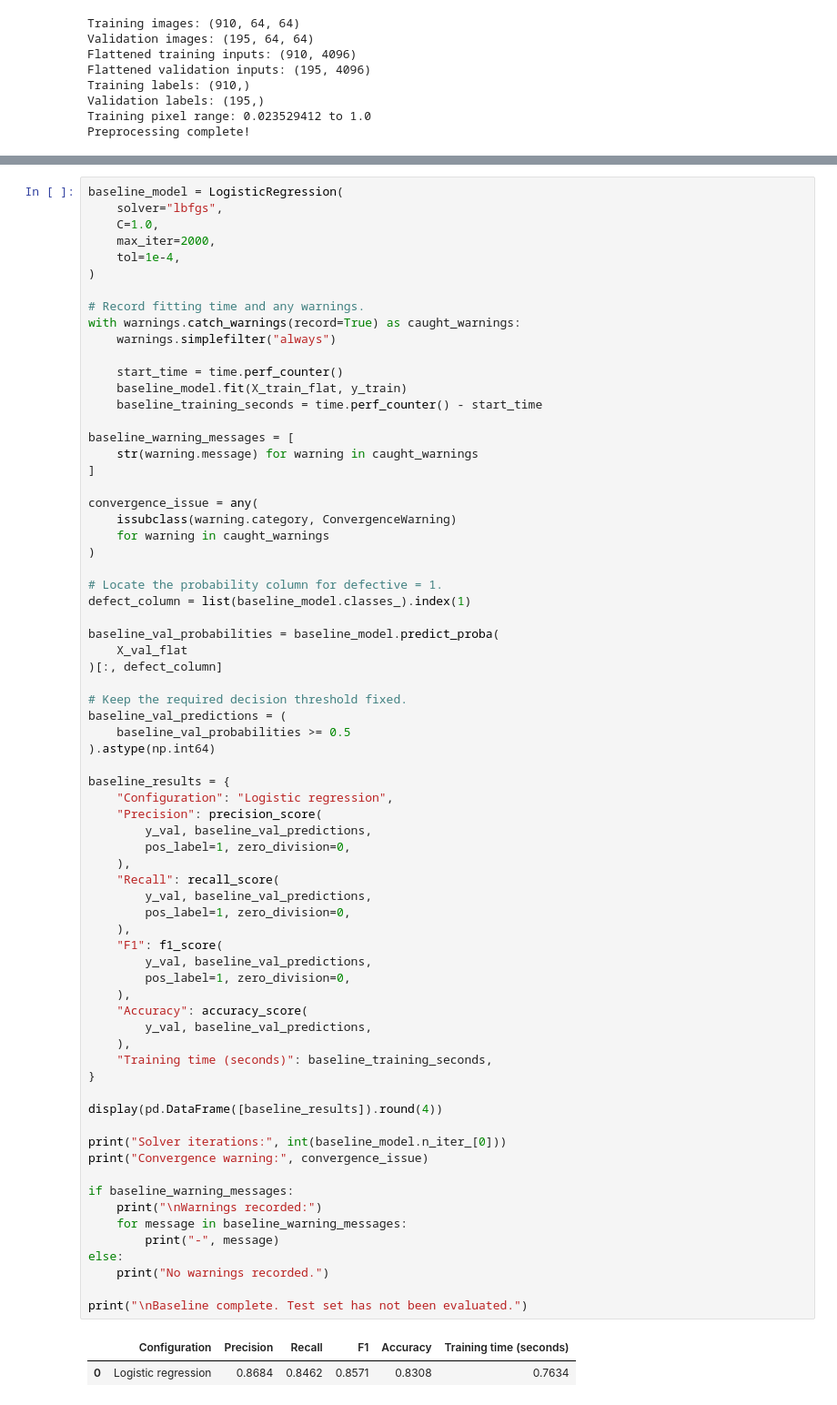
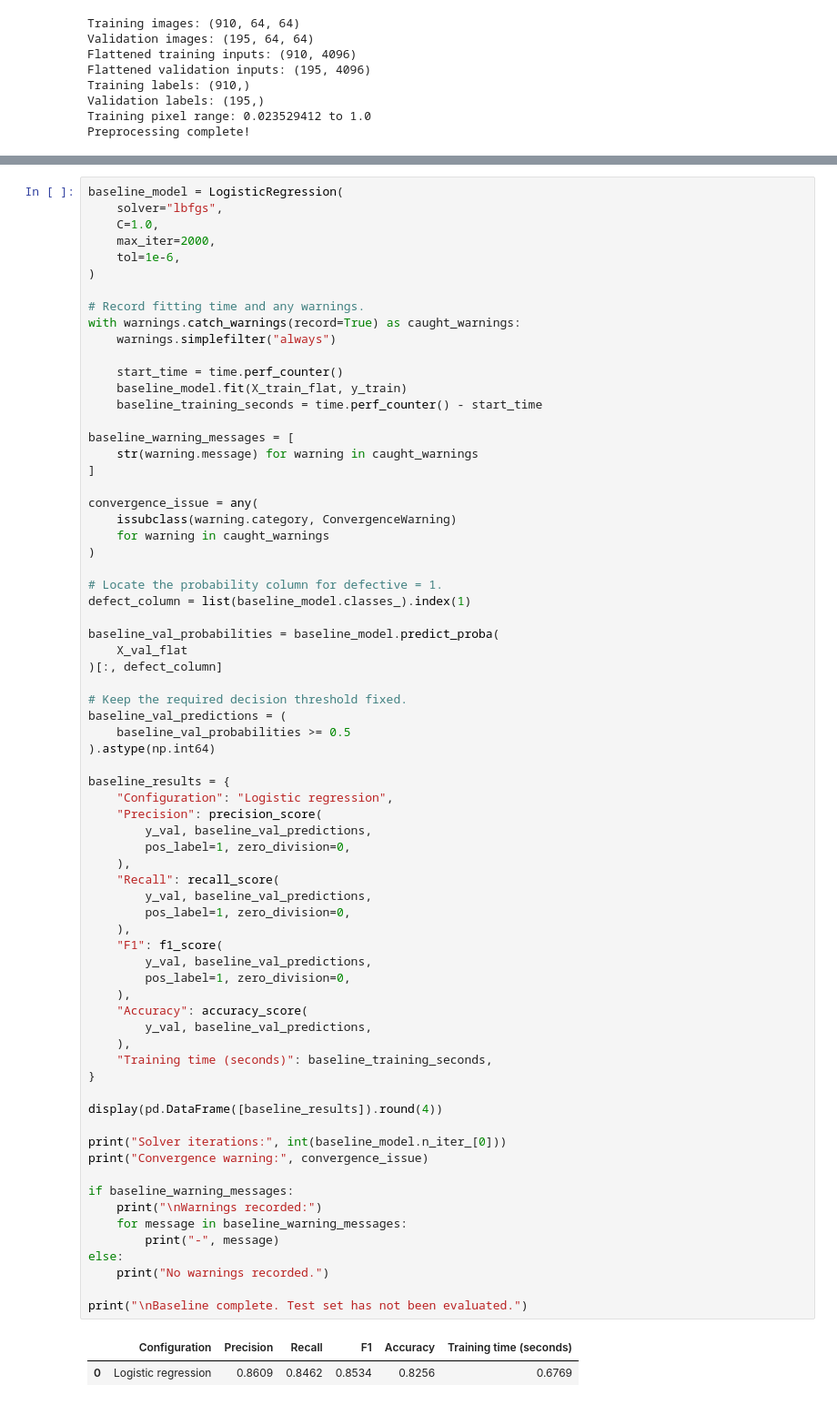
Before and after one commit to CS-770-Group-Project/visual_quality_inspection, a Jupyter notebook: setup_check.ipynb, the cells around one changed output, grey strips where cells are left out. Shown at 91% size. Saved outputs shown, nothing was run; the diff lists cells and outputs as text.

```diff
--- a/setup_check.ipynb
+++ b/setup_check.ipynb
@@ -441,7 +448,7 @@ baseline_model = LogisticRegression(
     solver="lbfgs",
     C=1.0,
     max_iter=2000,
-    tol=1e-4,
+    tol=1e-6,
 )
 
 # Record fitting time and any warnings.
@@ -481,31 +488,31 @@ baseline_results = {
     ),
     "Recall": recall_score(
         y_val, baseline_val_predictions,
         pos_label=1, zero_division=0,
     ),
     "F1": f1_score(
         y_val, baseline_val_predictions,
         pos_label=1, zero_division=0,
     ),
     "Accuracy": accuracy_score(
         y_val, baseline_val_predictions,
     ),
     "Training time (seconds)": baseline_training_seconds,
 }
 
 display(pd.DataFrame([baseline_results]).round(4))
 
 print("Solver iterations:", int(baseline_model.n_iter_[0]))
 print("Convergence warning:", convergence_issue)
 
 if baseline_warning_messages:
     print("\nWarnings recorded:")
     for message in baseline_warning_messages:
         print("-", message)
 else:
     print("No warnings recorded.")
 
 print("\nBaseline complete. Test set has not been evaluated.")
 # %% [output]
 |  | Configuration | Precision | Recall | F1 | Accuracy | Training time (seconds) |
-| 0 | Logistic regression | 0.8684 | 0.8462 | 0.8571 | 0.8308 | 0.7634 |
+| 0 | Logistic regression | 0.8609 | 0.8462 | 0.8534 | 0.8256 | 0.6769 |
```
Also changed, not shown: parts of 2 cells of this notebook.
